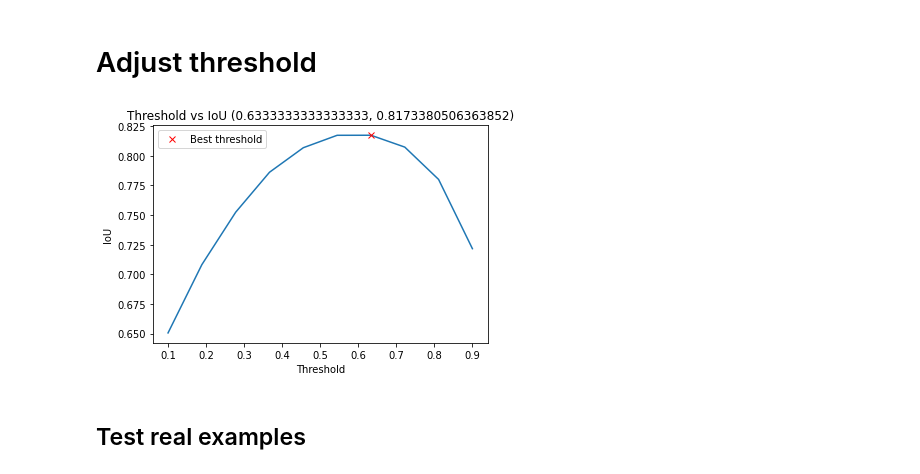
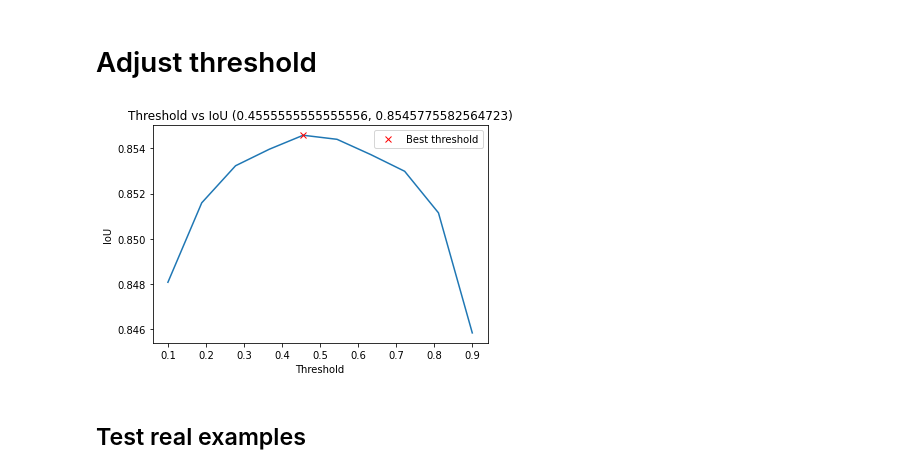
Before and after one commit to fvergaracontesse/hyperion_solar_net, a Jupyter notebook: models/semantic_segmentation_training.ipynb, the cells around one changed output. Drawn from its saved outputs; the diff is of its cells as text; code cells hidden in the pictures.

Commit message:
updated models ipynb files

```diff
--- a/models/semantic_segmentation_training.ipynb
+++ b/models/semantic_segmentation_training.ipynb
@@ -293,10 +323,11 @@ class DataGeneratorFolder(keras.utils.Sequence):
 # define augmentation function
 def aug_with_crop(image_size = IMG_SIZE, crop_prob = 1):
     return Compose([
+        #PadIfNeeded(min_height=image_size, min_width=image_size, always_apply=True, border_mode=0),
         RandomCrop(width = image_size, height = image_size, p=crop_prob),
         HorizontalFlip(p=0.5),
         #VerticalFlip(p=0.5),
-        RandomRotate90(p=0.5),
+        #RandomRotate90(p=0.5),
         Transpose(p=0.5),
         ShiftScaleRotate(shift_limit=0.01, scale_limit=0.04, rotate_limit=0, p=0.25),
         RandomBrightnessContrast(p=0.5),
@@ -365,7 +395,7 @@ lr_reducer = ReduceLROnPlateau(factor=0.1,
                                patience=10,
                                verbose =1,
                                min_lr=0.1e-5)
-mode_autosave = ModelCheckpoint(models_folder+"unet_solar_segmentation_model.h5", monitor='val_iou_score',
+mode_autosave = ModelCheckpoint(models_folder+MODEL_NAME, monitor='val_iou_score',
                                    mode = 'max', save_best_only=True, verbose=1, save_freq='epoch')
 
 # stop learining as metric on validatopn stop increasing
@@ -379,20 +434,21 @@ callbacks = [mode_autosave, lr_reducer, tensorboard, early_stopping]
 # %%
 LR = 0.0001
 sm.set_framework('tf.keras')
-model = Unet(backbone_name = 'efficientnetb7', encoder_weights='imagenet', encoder_freeze = False)
+model = Unet(backbone_name = BACKBONE, encoder_weights='imagenet', encoder_freeze = False)
 
-# define optomizer
+# define optimizer, loss and metrics
 optim = keras.optimizers.Adam(LR)
 bce_jaccard_loss = sm.losses.bce_jaccard_loss
 binary_crossentropy = sm.losses.binary_crossentropy
 metrics = [sm.metrics.IOUScore(threshold=0.5), sm.metrics.FScore(threshold=0.5)]
 
-# compile keras model with defined optimizer, loss and metrics
-model.compile(optim, 'binary_crossentropy', metrics)
+# compile keras model with defined optimizer, loss, and metrics
+model.compile(optim, bce_jaccard_loss, metrics)
 
 history = model.fit(train_generator, shuffle =True,
-                  epochs=50, workers=4, use_multiprocessing=True,
+                  epochs=100, workers=4, use_multiprocessing=True,
                   validation_data = val_generator,
-                  verbose = 1, callbacks=callbacks,
-                  validation_steps=len(val_generator))
+                  verbose = 1, callbacks=callbacks)
+
+#                  validation_steps=len(val_generator))
 # %% [output]
@@ -509,13 +550,14 @@ def iou_metric_batch(y_true_in, y_pred_in):
         metric.append(value)
     return np.mean(metric)
 # %%
-from tensorflow import keras
 from keras.models import load_model
 import segmentation_models
 from segmentation_models.metrics import IOUScore
 
-saved_model = load_model(models_folder+'unet_solar_segmentation_model.h5',
-                   custom_objects={'iou_score': IOUScore(threshold=0.5), 'f1-score': sm.metrics.FScore(threshold=0.5)})
+saved_model = load_model(models_folder+MODEL_NAME,
+                   custom_objects={'iou_score': IOUScore(threshold=0.5),
+                                   'f1-score': sm.metrics.FScore(threshold=0.5),
+                                   'binary_crossentropy_plus_jaccard_loss': sm.losses.bce_jaccard_loss})
 
 # get single image and its prediction
 Xtest, y_test  = test_generator.__getitem__(2)
@@ -588,35 +630,35 @@ Mean IOU: 0.850836229899655
 # %%
 def draw_get_best_threshold(ious, thresholds):
     """
     Returns threshold_best, iou_best
     """
     threshold_best_index = np.argmax(ious)
     iou_best = ious[threshold_best_index]
     threshold_best = thresholds[threshold_best_index]
 
     plt.plot(thresholds, ious)
     plt.plot(threshold_best, iou_best, "xr", label="Best threshold")
     plt.xlabel("Threshold")
     plt.ylabel("IoU")
     plt.title("Threshold vs IoU ({}, {})".format(threshold_best, iou_best))
     plt.legend()
     return threshold_best, iou_best
 
 preds = []
 y_val = []
 for i in (range(0,test_generator.__len__())):
     Xtest, y_test  = test_generator.__getitem__(i)
-    preds.append(loaded_model.predict(Xtest).reshape(IMG_SIZE, IMG_SIZE))
+    preds.append(saved_model.predict(Xtest).reshape(IMG_SIZE, IMG_SIZE))
     y_val.append(y_test)
 preds = np.stack(preds, axis=0)
 y_val = np.stack(y_val, axis=0)
 
 thresholds = list(np.linspace(0.1, 0.9, 10))
 ious = np.array([iou_metric_batch(y_val, np.int32(preds > threshold)) for threshold in (thresholds)])
 
 best_threshold, best_iou = draw_get_best_threshold(ious, thresholds)
 # %% [output]
-[figure, old version]
+[figure, new version]
 # %% [markdown]
 ## Test real examples
 # %%
```
Also changed, not shown: parts of 22 cells of this notebook, 5 other files.
